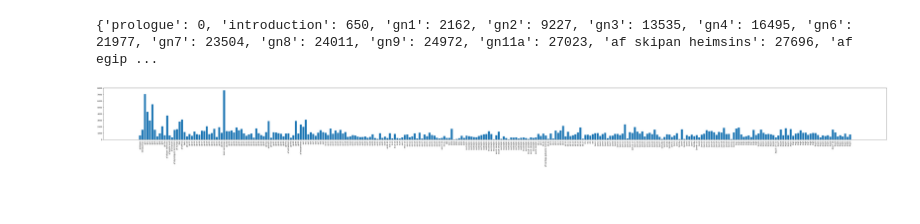
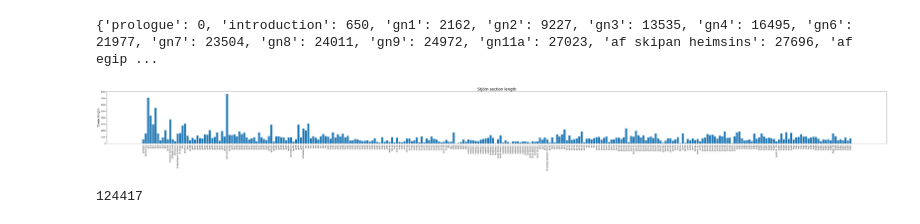
Before and after one commit to langeslag/on-corpus-tools, a Jupyter notebook: stjorn-segment.ipynb, the cells around one changed output. Cells and saved outputs as stored; diff of their text form; code cells hidden in the pictures; blank space fills up the shorter version.

```diff
--- a/stjorn-segment.ipynb
+++ b/stjorn-segment.ipynb
@@ -395,15 +395,22 @@ def count_unit_lengths(data):
         lengths_dict[passage] = length
     return lengths_dict
 # %%
-plt.rcParams['figure.figsize'] = [75, 5]
+fig, ax = plt.subplots(figsize=(75,5))
 lengths = count_unit_lengths(data)
 x = np.array(list(lengths.keys()))
 y = np.array(list(lengths.values()))
-plt.bar(x,y)
+ax.bar(x,y)
 plt.xticks(rotation='vertical')
+ax.set_title('Stjórn section length', fontsize='20')
+ax.set_ylabel('Token length', fontsize='16')
+plt.savefig(fname='stjorn/sections.svg', format='svg', bbox_inches='tight')
 plt.show()
 # %% [output]
-[figure, old version]
+[figure, new version]
 # %%
 with open('stjorn/token_indices.json', 'w', encoding='utf-8') as outfile:
     json.dump(data, outfile, ensure_ascii=False, indent=4)
+# %%
+data['ex19']
+# %% [output]
+124417
```
Also changed, not shown: parts of 1 cell of this notebook, 5 other files.
